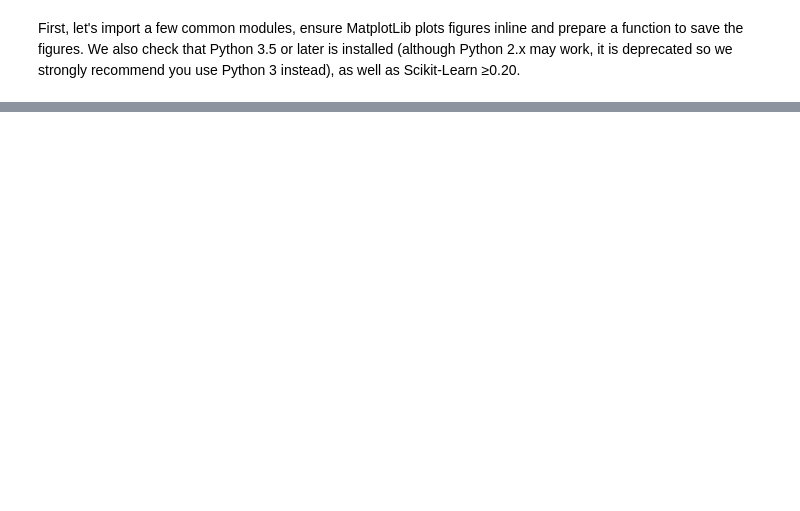
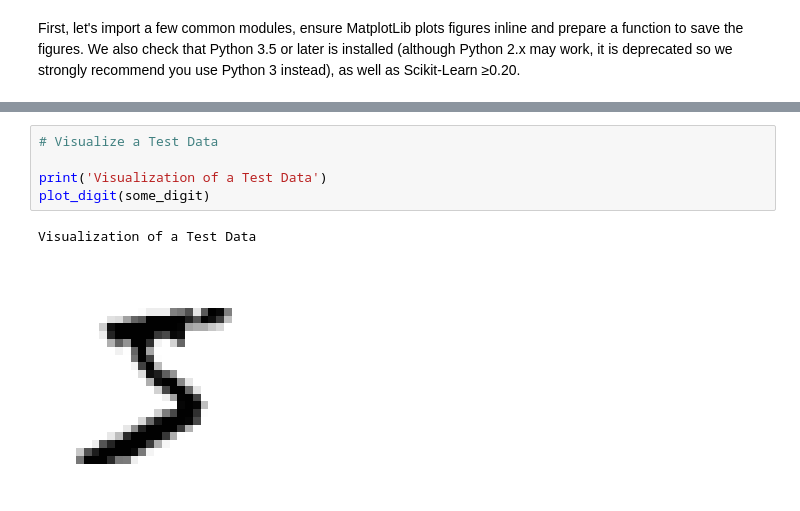
Before and after one commit to ardhiraka/FSDS_Guidelines, a Jupyter notebook: p1/w1/d2am.ipynb, the cells around one changed output, grey strips where cells are left out. Saved outputs shown, nothing was run; the diff lists cells and outputs as text; blank space fills up the shorter version.

```diff
--- a/p1/w1/d2am.ipynb
+++ b/p1/w1/d2am.ipynb
@@ -640,0 +490,8 @@ plot_digit(ambiguous_digit)
+# %%
+# Visualize a Test Data
+
+print('Visualization of a Test Data')
+plot_digit(some_digit)
+# %% [output]
+Visualization of a Test Data
+[figure, added]
```
Also changed, not shown: parts of 190 cells of this notebook, 1 other file.
